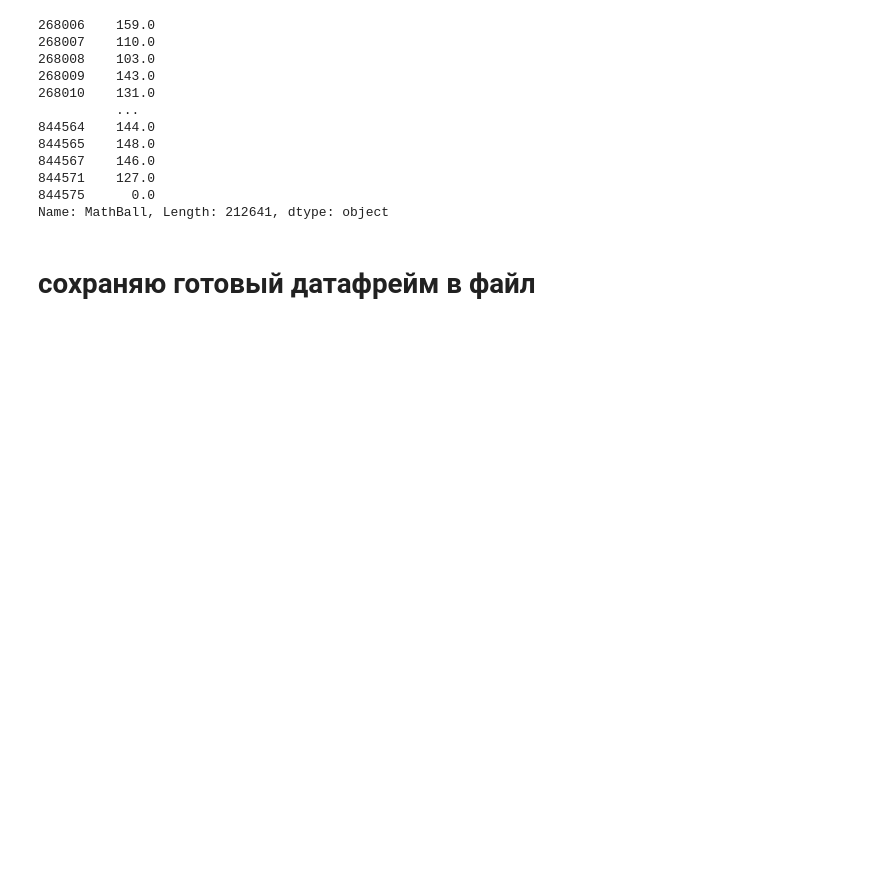
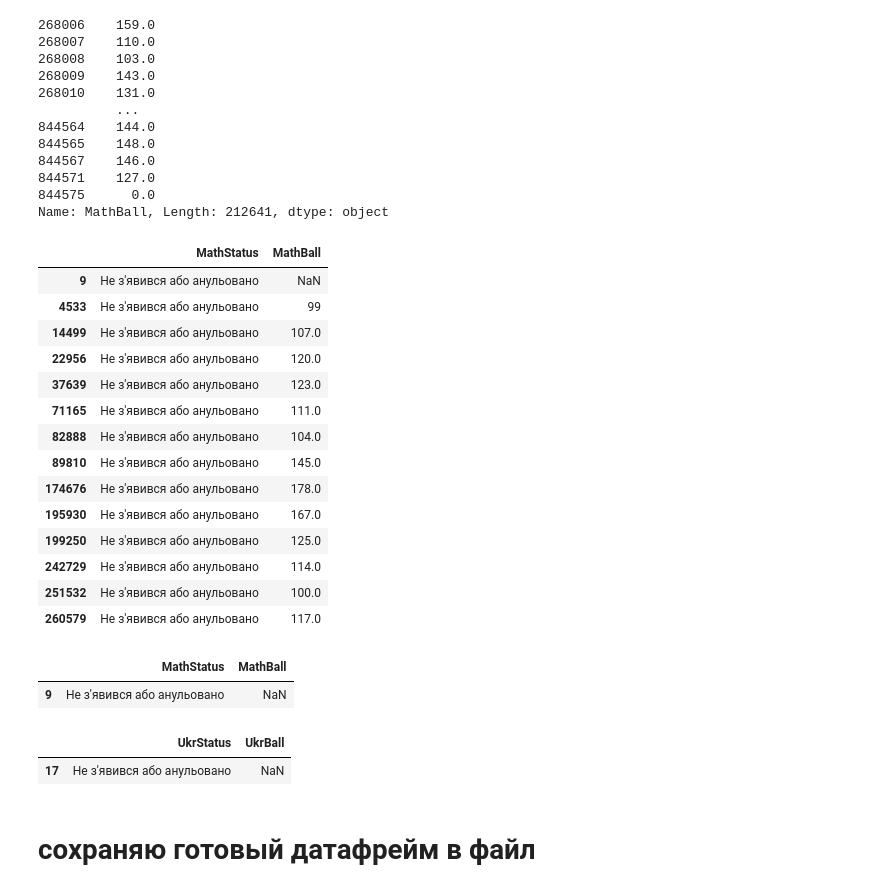
Before and after one commit to Chocopie-DA/ZNO-NMT-score-analysis, a Jupyter notebook: cleaning_zno_nmt.ipynb, the cells around one changed output. Drawn from its saved outputs; the diff is of its cells as text; code cells hidden in the pictures; blank space fills up the shorter version.

```diff
--- a/cleaning_zno_nmt.ipynb
+++ b/cleaning_zno_nmt.ipynb
@@ -675,3 +675,25 @@ for col in df.columns:
         df.loc[mask, col].apply(float)
         #заменяю 0 значения(не сдал) на 99(проходной бал -1) чтобы не влиять на среднее среди участников
         df.loc[df[col] == 0.0, col] = 99
+# %%
+"""
+обнаружил аномалию в 2016 и возможно у других годов, у небольшого количества участников со статусом 'Анульовано',
+отображаются баллы. Их учитывать неправильно и стоит заменить на NaN.
+"""
+df[df['MathStatus'] == "Не з'явився або анульовано"][['MathStatus', 'MathBall']].drop_duplicates()
+# %% [output]
+|  | MathStatus | MathBall |
+| 9 | Не з'явився або анульовано | NaN |
+| 4533 | Не з'явився або анульовано | 99 |
+| 14499 | Не з'явився або анульовано | 107.0 |
+| 22956 | Не з'явився або анульовано | 120.0 |
+| 37639 | Не з'явився або анульовано | 123.0 |
+| 71165 | Не з'явився або анульовано | 111.0 |
+| 82888 | Не з'явився або анульовано | 104.0 |
+| 89810 | Не з'явився або анульовано | 145.0 |
+| 174676 | Не з'явився або анульовано | 178.0 |
+| 195930 | Не з'явився або анульовано | 167.0 |
+| 199250 | Не з'явився або анульовано | 125.0 |
+| 242729 | Не з'явився або анульовано | 114.0 |
+| 251532 | Не з'явився або анульовано | 100.0 |
+| 260579 | Не з'явився або анульовано | 117.0 |
@@ -678,3 +707,13 @@ for col in df.columns:
+# %%
+df[df['MathStatus'] == "Не з'явився або анульовано"][['MathStatus', 'MathBall']].drop_duplicates()
+# %% [output]
+|  | MathStatus | MathBall |
+| 9 | Не з'явився або анульовано | NaN |
+# %%
+df[df['UkrStatus'] == "Не з'явився або анульовано"][['UkrStatus', 'UkrBall']].drop_duplicates()
+# %% [output]
+|  | UkrStatus | UkrBall |
+| 17 | Не з'явився або анульовано | NaN |
 # %% [markdown]
 # сохраняю готовый датафрейм в файл
 # %%
```
Also changed, not shown: parts of 2 cells of this notebook.
